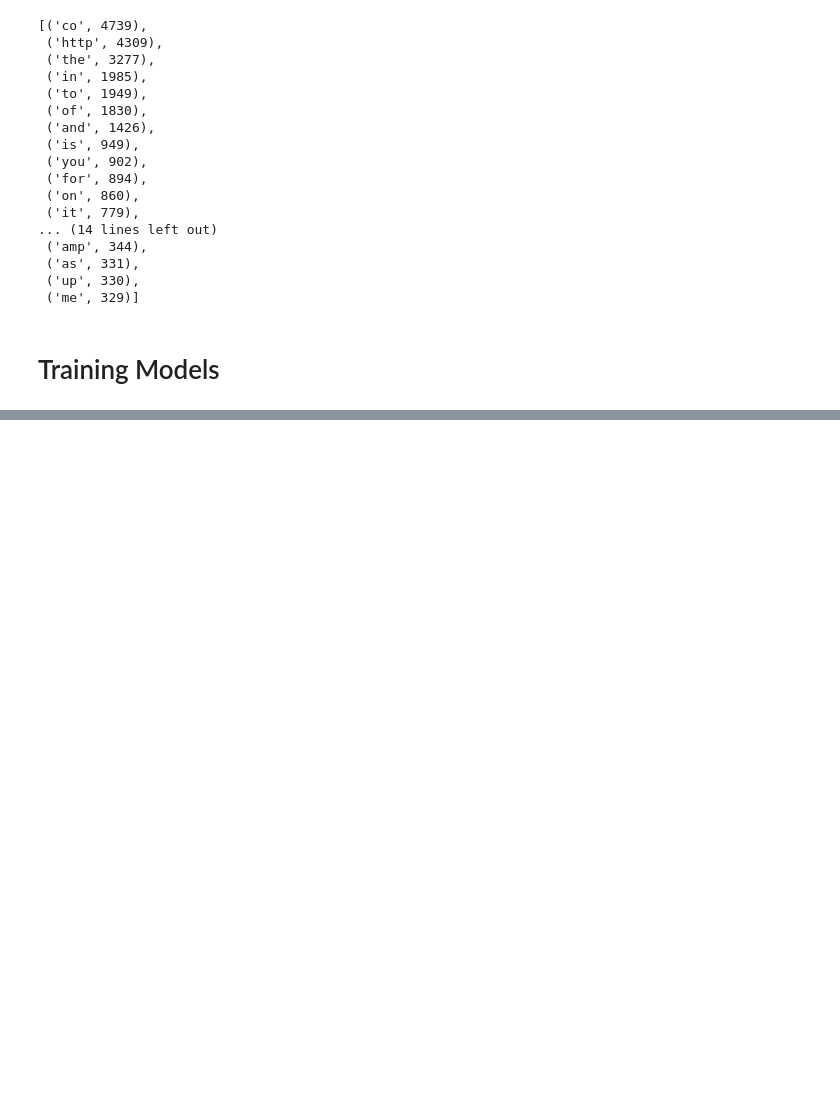
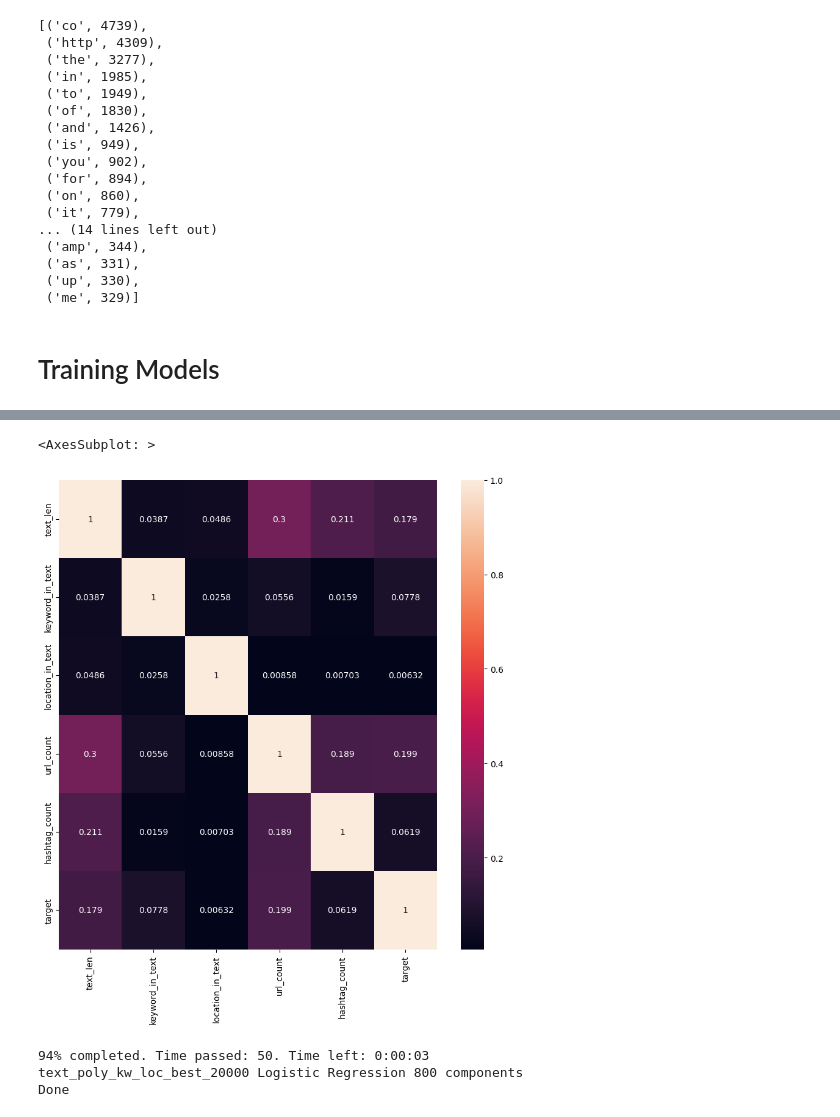
Before and after one commit to illyge/ml-zoomcamp-midterm-project, a Jupyter notebook: twitter_disasters.ipynb, the cells around one changed output, grey strips where cells are left out. Cells and saved outputs as stored; diff of their text form; code cells hidden in the pictures; blank space fills up the shorter version.

```diff
--- a/twitter_disasters.ipynb
+++ b/twitter_disasters.ipynb
@@ -423,0 +387,3 @@ train_data = data
+# %%
+df_full_train, df_test = train_test_split(data, test_size=0.2, random_state=42)
+df_full_train.shape, df_test.shape
@@ -591,0 +654,12 @@ model_selection.cross_val_score(model_rc, combined_vectors, data["target"], cv=4
+# %%
+hashtag_pattern = r'(?u)#\w+\b'
+
+df_additional = pd.DataFrame()
+df_additional['text_len'] = df_full_train.text.str.len()
+df_additional['keyword_in_text'] = df_full_train.apply(lambda x: x.keyword.lower() in x.text.lower(), axis=1).astype(int)
+df_additional['location_in_text'] = df_full_train.apply(lambda x: x.location.lower() in x.text.lower(), axis=1).astype(int)
+df_additional['url_count'] = df_full_train.text.str.count(url_pattern)
+df_additional['hashtag_count'] = df_full_train.text.str.count(hashtag_pattern)
+df_additional['target'] = df_full_train['target']
+
+df_additional.corr()
@@ -591,0 +674,14 @@ model_selection.cross_val_score(model_rc, combined_vectors, data["target"], cv=4
+# %%
+fig, ax = plt.subplots(figsize=(10,10))
+cor_dfP = np.abs(df_additional.corr())
+sns.heatmap(cor_dfP, annot=True, ax=ax, fmt='.3g')
+# %% [output]
+<AxesSubplot: >
+[figure, added]
+# %%
+additional = sp.csr_matrix(df_additional[['text_len', 'url_count']].values)
+fine_with_additional_scores = calculate_scores(fine_truncated_vectors, fine_models, additional_vectors=additional)
+# %% [output]
+94% completed. Time passed: 50. Time left: 0:00:03
+text_poly_kw_loc_best_20000 Logistic Regression 800 components
+Done
```
Also changed, not shown: parts of 71 cells of this notebook.
